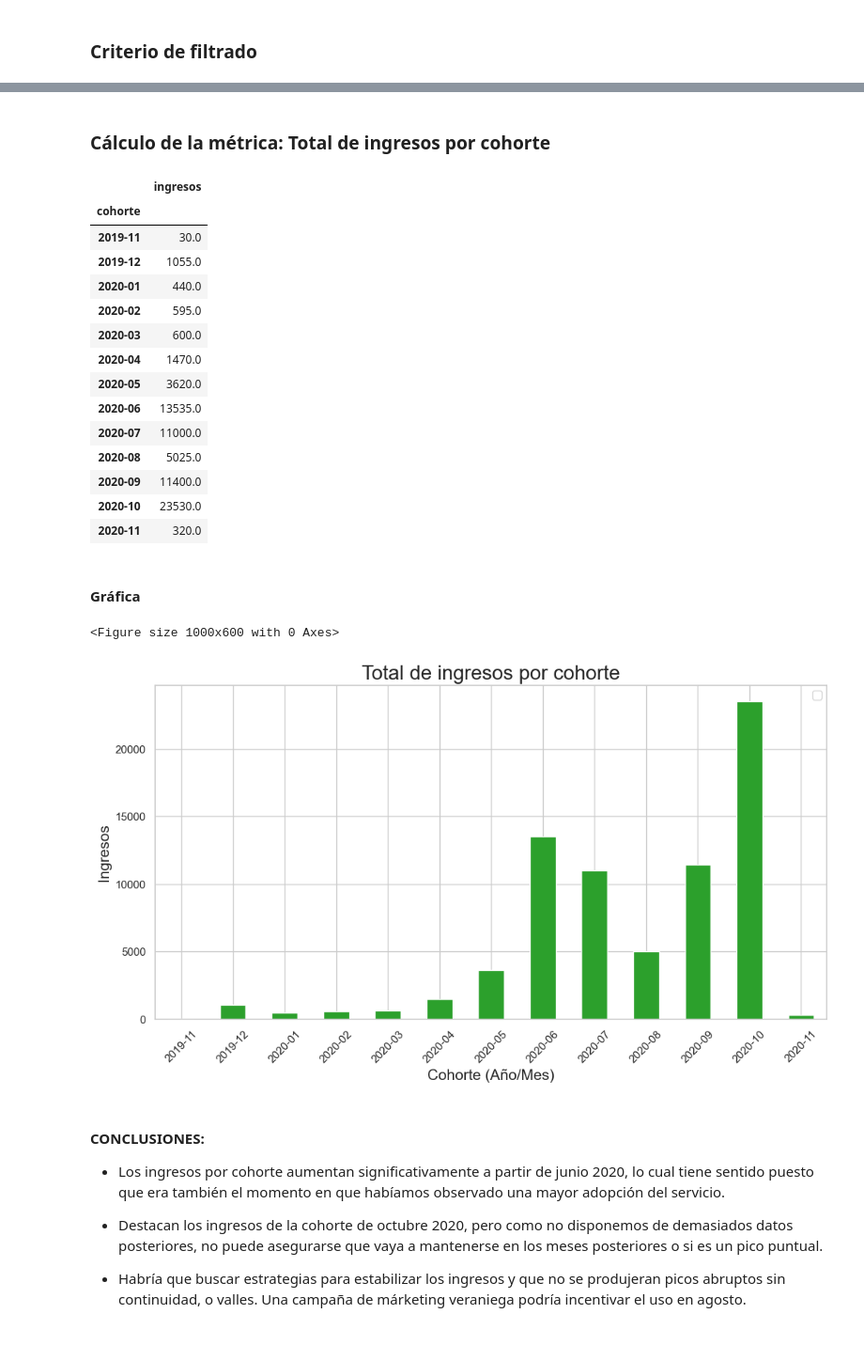
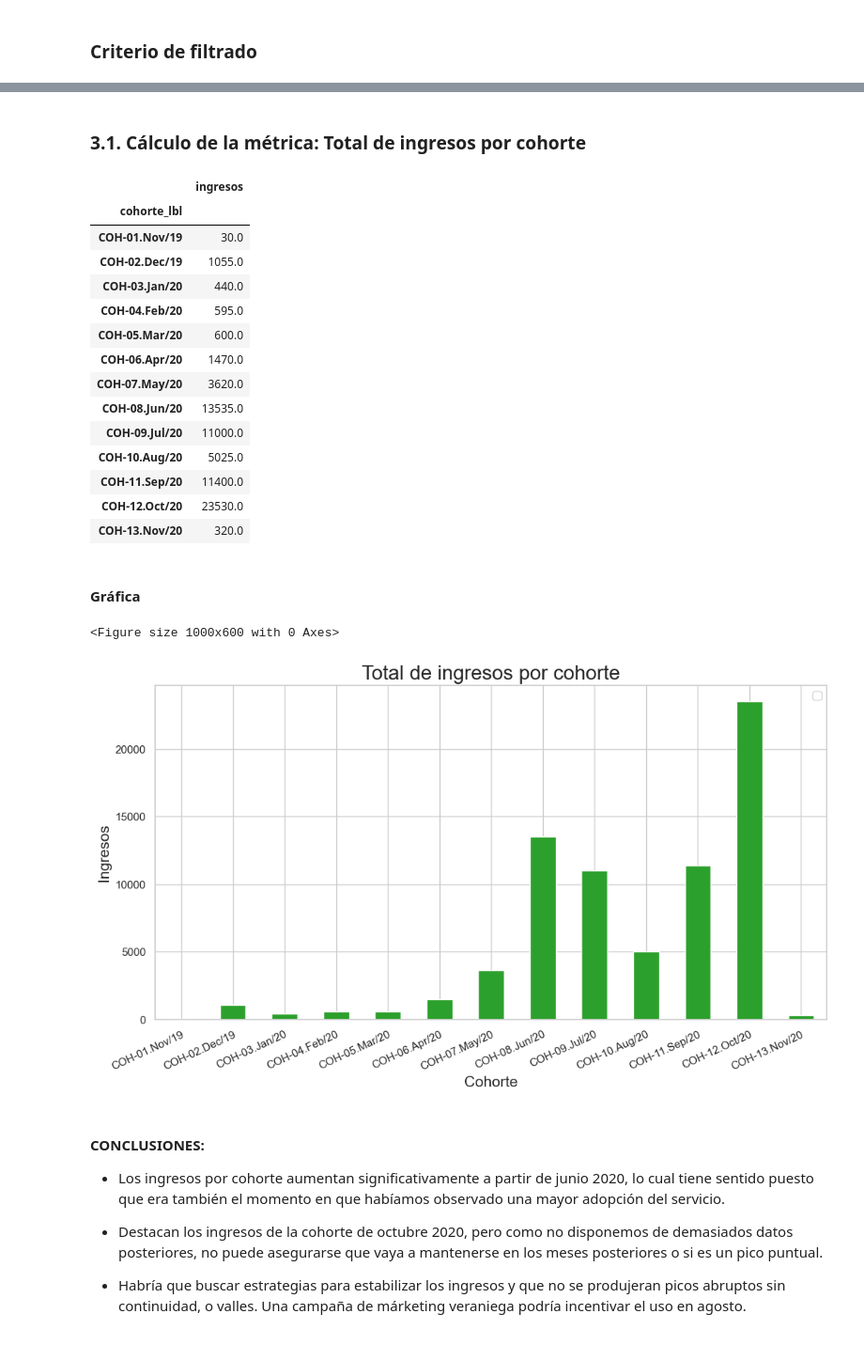
Before and after one commit to cutmountain/ironhack-data-analytics, a Jupyter notebook: modulo-1/sesion-15/project-1-ironhack-payments-es-main/ironhack-payments.ipynb, the cells around one changed output, grey strips where cells are left out. Shown at 94% size. Drawn from its saved outputs; the diff is of its cells as text; code cells hidden in the pictures.

```diff
--- a/modulo-1/sesion-15/project-1-ironhack-payments-es-main/ironhack-payments.ipynb
+++ b/modulo-1/sesion-15/project-1-ironhack-payments-es-main/ironhack-payments.ipynb
@@ -163,3 +163,15 @@ grouped1st.index.shape # (11793,) usuarios distintos
 grouped1st.value_counts().sum() # 11793 usuarios distintos
 # %% [output]
 11793
+# %%
+# Calcular valores más legibles para 'cohorte', sobre todo para que a la hora de graficar no se confundan con el eje temporal
+# NB. Esta necesidad la hemos visto a posteriori...
+claves = list(np.sort(grouped1st['cohorte'].unique()))
+claves
+valores = []
+for index, value in enumerate(claves):
+    #valores.append(f'COH-{index+1:02}.{value.strftime('%b')}/{str(value.year)}')
+    valores.append(f'COH-{index+1:02}.{value.strftime('%b')}/{str(value.strftime('%y'))}')
+valores
+labels = dict(zip(claves, valores))
+labels
@@ -167,5 +193,8 @@ grouped1st.value_counts().sum() # 11793 usuarios distintos
 # Añadir dato 'cohorte' a tabla de trabajo
 cash_cohorts = pd.merge(cash, grouped1st[['cohorte']], on='id_usuario')
 cash_cohorts.head()
+# Añadir dato 'cohorte_lbl' a tabla de trabajo
+cash_cohorts['cohorte_lbl'] = cash_cohorts['cohorte'].transform(lambda x: labels[x])
+cash_cohorts.sample(30)
 # %% [output]
 |  | cash_request_id | amount | status | created_at | updated_at | user_id | moderated_at | deleted_account_id | ... |
@@ -816,6 +891,6 @@ merged['fee_paid_at_month'] = merged['fee_paid_at_month'].astype(str)
 ingresos = merged[(merged['fee_status']=='accepted') & (merged['fee_paid_at'].notna())]
 ingresos.iloc[0:10, 16:-1]
 
-subset_ingresos = ['cohorte','fee_id','fee_paid_at_month','fee_total_amount',]
+subset_ingresos = ['cohorte','cohorte_lbl','fee_id','fee_paid_at_month','fee_total_amount',]
 ingresos[subset_ingresos]
 # %% [output]
@@ -835,41 +910,41 @@ ingresos[subset_ingresos]
 # %% [markdown]
-### Cálculo de la métrica: Total de ingresos por cohorte
+### 3.1. Cálculo de la métrica: Total de ingresos por cohorte
 # %%
-total_by_cohort = ingresos[subset_ingresos].groupby(['cohorte'])['fee_total_amount'].sum().reset_index()
-total_by_cohort.set_index('cohorte', inplace=True)
+total_by_cohort = ingresos[subset_ingresos].groupby(['cohorte_lbl'])['fee_total_amount'].sum().reset_index()
+total_by_cohort.set_index('cohorte_lbl', inplace=True)
 total_by_cohort.rename(columns={'fee_total_amount':'ingresos'}, inplace=True)
 total_by_cohort
 # %% [output]
 |  | ingresos |
-| cohorte |  |
-| 2019-11 | 30.0 |
-| 2019-12 | 1055.0 |
-| 2020-01 | 440.0 |
-| 2020-02 | 595.0 |
-| 2020-03 | 600.0 |
-| 2020-04 | 1470.0 |
-| 2020-05 | 3620.0 |
-| 2020-06 | 13535.0 |
-| 2020-07 | 11000.0 |
-| 2020-08 | 5025.0 |
-| 2020-09 | 11400.0 |
-| 2020-10 | 23530.0 |
-| 2020-11 | 320.0 |
+| cohorte_lbl |  |
+| COH-01.Nov/19 | 30.0 |
+| COH-02.Dec/19 | 1055.0 |
+| COH-03.Jan/20 | 440.0 |
+| COH-04.Feb/20 | 595.0 |
+| COH-05.Mar/20 | 600.0 |
+| COH-06.Apr/20 | 1470.0 |
+| COH-07.May/20 | 3620.0 |
+| COH-08.Jun/20 | 13535.0 |
+| COH-09.Jul/20 | 11000.0 |
+| COH-10.Aug/20 | 5025.0 |
+| COH-11.Sep/20 | 11400.0 |
+| COH-12.Oct/20 | 23530.0 |
+| COH-13.Nov/20 | 320.0 |
 # %% [markdown]
 #### Gráfica
 # %%
 # Gráfico total ingresos
 plt.figure(figsize=(10, 6))
 total_by_cohort.plot(kind="bar", color="tab:green")
 plt.title("Total de ingresos por cohorte", fontsize=20)
-plt.xlabel("Cohorte (Año/Mes)", fontsize=15)
+plt.xlabel("Cohorte", fontsize=15)
 plt.ylabel("Ingresos", fontsize=15)
-plt.xticks(rotation=45)
+plt.xticks(rotation=25, ha='right', rotation_mode='anchor')
 plt.legend([])
 plt.show()
 # %% [output]
 <Figure size 1000x600 with 0 Axes>
-[figure, old version]
+[figure, new version]
 # %% [markdown]
 #### CONCLUSIONES:
 
```
Also changed, not shown: parts of 57 cells of this notebook.
